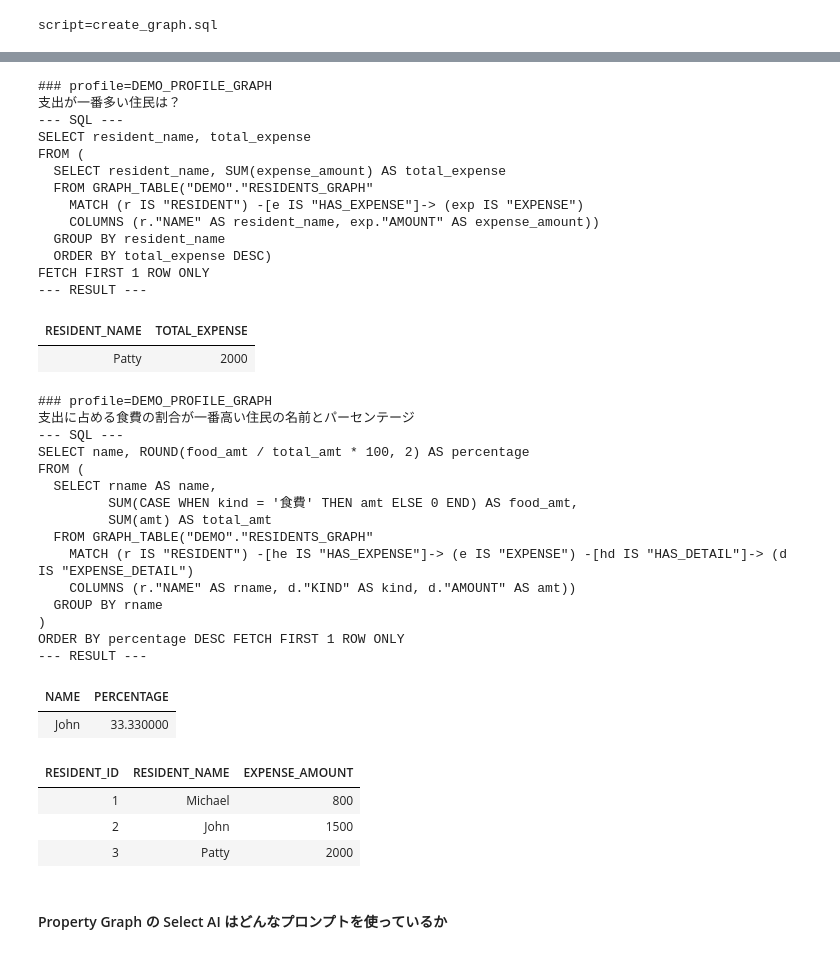
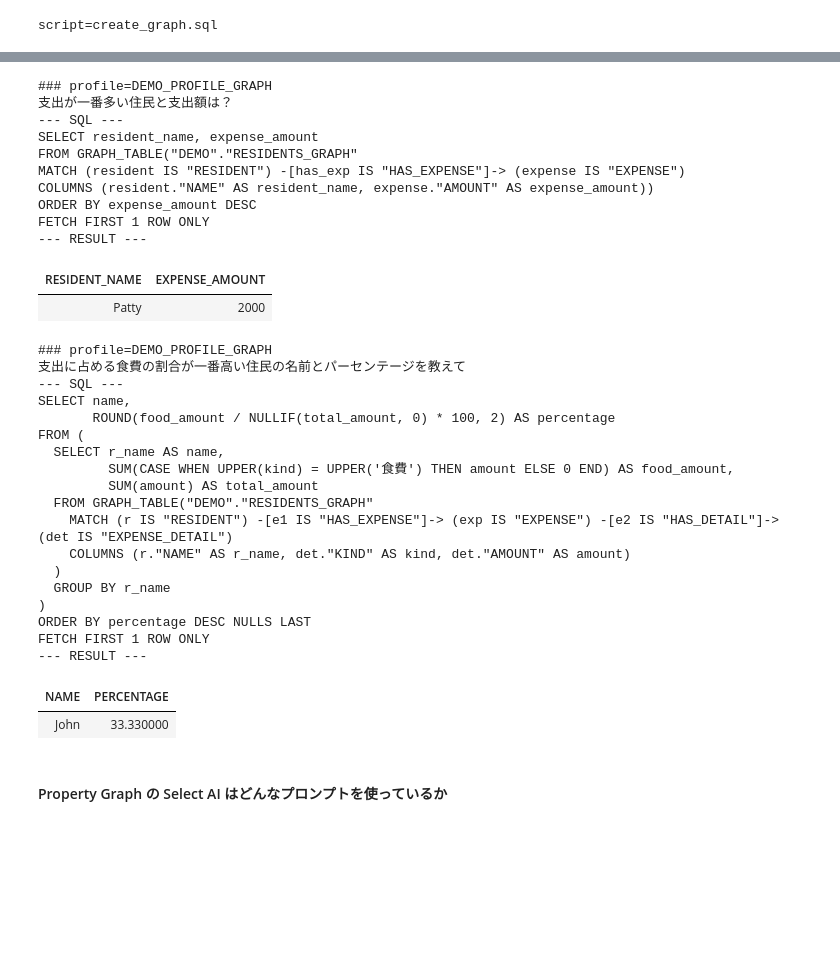
Before and after one commit to tkote/selectai-property-graph, a Jupyter notebook: selectai-property-graph.ipynb, the cells around one changed output, grey strips where cells are left out. Drawn from its saved outputs; the diff is of its cells as text; code cells hidden in the pictures; blank space fills up the shorter version.

```diff
--- a/selectai-property-graph.ipynb
+++ b/selectai-property-graph.ipynb
@@ -261,63 +242,41 @@ GROUP BY resident_name
 # %%
-execute_query("DEMO_PROFILE_GRAPH", "支出が一番多い住民は？")
+execute_query("DEMO_PROFILE_GRAPH", "支出が一番多い住民と支出額は？")
 # %% [output]
 ### profile=DEMO_PROFILE_GRAPH
-支出が一番多い住民は？
+支出が一番多い住民と支出額は？
 --- SQL ---
-SELECT resident_name, total_expense
-FROM (
-  SELECT resident_name, SUM(expense_amount) AS total_expense
-  FROM GRAPH_TABLE("DEMO"."RESIDENTS_GRAPH"
-    MATCH (r IS "RESIDENT") -[e IS "HAS_EXPENSE"]-> (exp IS "EXPENSE")
-    COLUMNS (r."NAME" AS resident_name, exp."AMOUNT" AS expense_amount))
-  GROUP BY resident_name
-  ORDER BY total_expense DESC)
+SELECT resident_name, expense_amount
+FROM GRAPH_TABLE("DEMO"."RESIDENTS_GRAPH"
+MATCH (resident IS "RESIDENT") -[has_exp IS "HAS_EXPENSE"]-> (expense IS "EXPENSE")
+COLUMNS (resident."NAME" AS resident_name, expense."AMOUNT" AS expense_amount))
+ORDER BY expense_amount DESC
 FETCH FIRST 1 ROW ONLY
 --- RESULT ---
-| RESIDENT_NAME | TOTAL_EXPENSE |
+| RESIDENT_NAME | EXPENSE_AMOUNT |
 | Patty | 2000 |
 # %%
-execute_query("DEMO_PROFILE_GRAPH", "支出に占める食費の割合が一番高い住民の名前とパーセンテージ")
+execute_query("DEMO_PROFILE_GRAPH", "支出に占める食費の割合が一番高い住民の名前とパーセンテージを教えて")
 # %% [output]
 ### profile=DEMO_PROFILE_GRAPH
-支出に占める食費の割合が一番高い住民の名前とパーセンテージ
+支出に占める食費の割合が一番高い住民の名前とパーセンテージを教えて
 --- SQL ---
-SELECT name, ROUND(food_amt / total_amt * 100, 2) AS percentage
+SELECT name,
+       ROUND(food_amount / NULLIF(total_amount, 0) * 100, 2) AS percentage
 FROM (
-  SELECT rname AS name,
-         SUM(CASE WHEN kind = '食費' THEN amt ELSE 0 END) AS food_amt,
-         SUM(amt) AS total_amt
+  SELECT r_name AS name,
+         SUM(CASE WHEN UPPER(kind) = UPPER('食費') THEN amount ELSE 0 END) AS food_amount,
+         SUM(amount) AS total_amount
   FROM GRAPH_TABLE("DEMO"."RESIDENTS_GRAPH"
-    MATCH (r IS "RESIDENT") -[he IS "HAS_EXPENSE"]-> (e IS "EXPENSE") -[hd IS "HAS_DETAIL"]-> (d IS "EXPENSE_DETAIL")
-    COLUMNS (r."NAME" AS rname, d."KIND" AS kind, d."AMOUNT" AS amt))
-  GROUP BY rname
+    MATCH (r IS "RESIDENT") -[e1 IS "HAS_EXPENSE"]-> (exp IS "EXPENSE") -[e2 IS "HAS_DETAIL"]-> (det IS "EXPENSE_DETAIL")
+    COLUMNS (r."NAME" AS r_name, det."KIND" AS kind, det."AMOUNT" AS amount)
+  )
+  GROUP BY r_name
 )
-ORDER BY percentage DESC FETCH FIRST 1 ROW ONLY
+ORDER BY percentage DESC NULLS LAST
+FETCH FIRST 1 ROW ONLY
 --- RESULT ---
 | NAME | PERCENTAGE |
 | John | 33.330000 |
-# %%
-execute_sql("""
-    SELECT *
-    FROM GRAPH_TABLE (
-        RESIDENTS_GRAPH
-        MATCH
-            (r IS RESIDENT)
-            -[IS HAS_EXPENSE]->
-            (e IS EXPENSE)
-        COLUMNS (
-            r.ID    AS RESIDENT_ID,
-            r.NAME  AS RESIDENT_NAME,
-            e.AMOUNT AS EXPENSE_AMOUNT
-        )
-    )
-    ORDER BY RESIDENT_ID;
-""")
-# %% [output]
-| RESIDENT_ID | RESIDENT_NAME | EXPENSE_AMOUNT |
-| 1 | Michael | 800 |
-| 2 | John | 1500 |
-| 3 | Patty | 2000 |
 # %% [markdown]
 #### Property Graph の Select AI はどんなプロンプトを使っているか
 # %%
```
Also changed, not shown: parts of 13 cells of this notebook, 1 other file.
